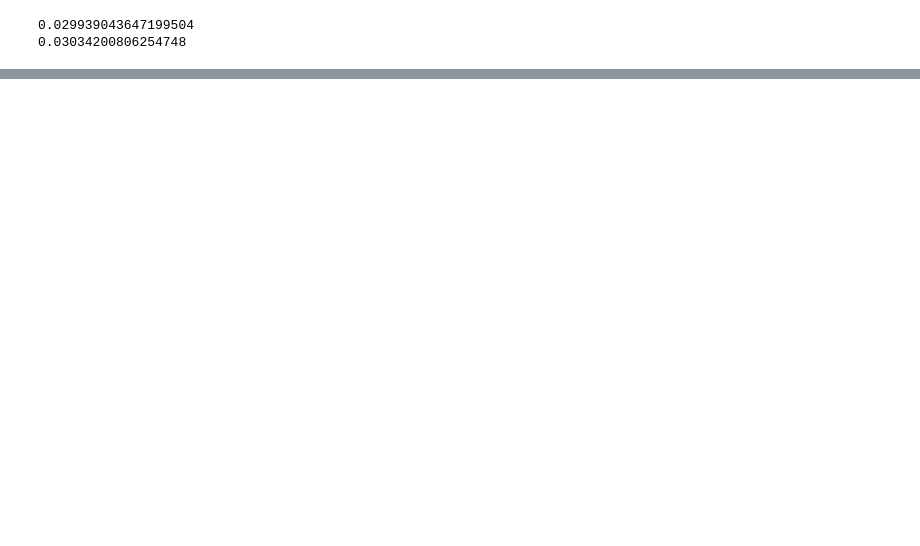
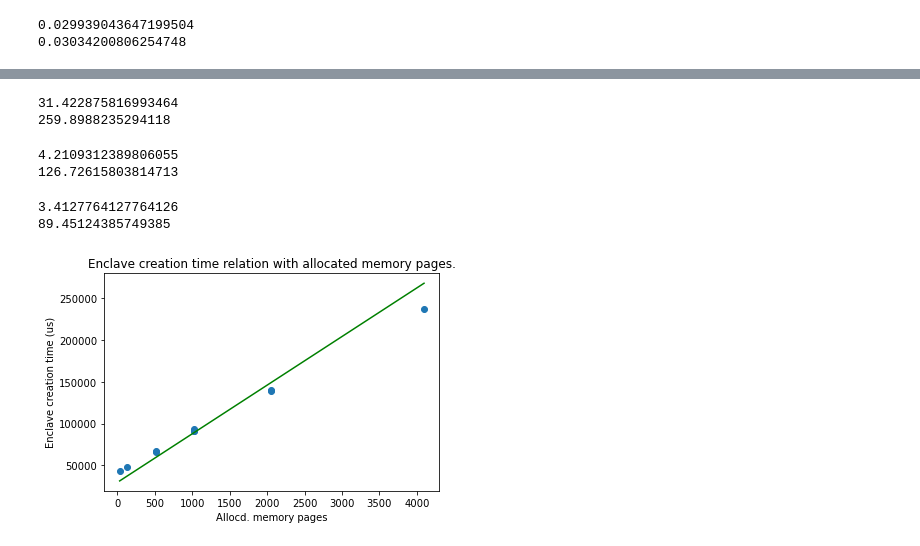
Before and after one commit to AndradeL/pfg-2021, a Jupyter notebook: data/results.ipynb, the cells around one changed output, grey strips where cells are left out. Cells and saved outputs as stored; diff of their text form; code cells hidden in the pictures; blank space fills up the shorter version.

Commit message:
plot: mem alocada X tempo criacao

```diff
--- a/data/results.ipynb
+++ b/data/results.ipynb
@@ -4,17 +4,23 @@ import pandas as pd
 import matplotlib.pyplot as plt
 
 # times are in milliseconds
-rates = []
+create_times = []
+_exec_times = []
+_exec_times_enc = []
 
-def print_mean_rate(enclave_exec_times, total_enc_times, normal_times, is_ten_times=True, append=True):
+app_names = ["zfwi", "zMeikonal", "zMhelicon", "zMkirmod", "zMmf", "zMmig2", "zMpwd", "zMricker1", "zMsigmoid", "zMslice", "zMsnr2", "zMunif2"]
+
+def collect_data(create_enclave_times, enclave_exec_times, total_enc_times, normal_times, append=True):
     enclave_exec_mean = np.mean(enclave_exec_times)
     enclave_exec_dv = np.std(enclave_exec_times)
     enclave_total_mean = np.mean(total_enc_times)
     enclave_total_dv = np.std(total_enc_times)
     normal_exec_mean = np.mean(normal_times)
     normal_exec_dv = np.std(normal_times)
-    if (is_ten_times):
-        normal_exec_mean /= 10  # normal executes fwi 10 times
+
+    create_times.append(create_enclave_times)
+    _exec_times.append(normal_times)
+    _exec_times_enc.append(enclave_exec_times)
 
     if (append):
         rates.append(enclave_exec_mean / normal_exec_mean)
@@ -184,0 +146,63 @@ enc_mem = [10240, 81920, 1024, 2048, 1024, 4096, 2048, 128, 512, 1024, 512, 32]
+# %%
+# sfslice
+create_enclave_times = [91273,95687,93192,94511,91629,90124,90780,90445,87674,91640]
+enclave_exec_times = [24577,23633,24005,24954,23857,23653,24487,23577,23945,23697]
+terminate_enclave_times = [5066,5300,4600,4905,4826,4884,5116,4706,4900,4539]
+total_enc_times = [159279,181054,181429,258025,144867,173571,329766,175070,146883,238282]
+
+normal_times = [777,746,808,736,746,742,729,795,821,750]
+
+collect_data(create_enclave_times, enclave_exec_times, total_enc_times, normal_times)
+# %% [output]
+31.422875816993464
+259.8988235294118
+# %%
+# sfsnr2
+create_enclave_times = [65016,71489,65732,65764,65893,65718,64745,70466,65798,66000]
+enclave_exec_times = [6440,5165,5337,5182,5060,4898,5183,5332,4923,5024]
+terminate_enclave_times = [2956,2988,2945,2915,2915,2907,2867,2865,2966,2881]
+total_enc_times = [97319,164754,163248,129003,318762,166326,113800,178671,115737,133669]
+
+normal_times = [1251,1282,1243,1263,1301,1273,1225,1217,1224,1199]
+
+collect_data(create_enclave_times, enclave_exec_times, total_enc_times, normal_times)
+# %% [output]
+4.2109312389806055
+126.72615803814713
+# %%
+# sfunif2
+create_enclave_times = [48122,42312,42873,42915,43379,43354,42666,46177,43387,43259]
+enclave_exec_times = [5521,4295,4334,4296,4305,4322,4324,4290,4386,4375]
+terminate_enclave_times = [1277,1291,1302,1309,1334,1310,1305,1294,1316,1357]
+total_enc_times = [143856,129460,116184,77431,73555,134534,170001,89386,143698,86908]
+
+normal_times = [2843,1138,1117,1116,1201,1094,1101,1177,1116,1121]
+
+collect_data(create_enclave_times, enclave_exec_times, total_enc_times, normal_times)
+# %% [output]
+3.4127764127764126
+89.45124385749385
+# %%
+# em ordem alfabética do diretório:
+# zfwi, zMeikonal, zMhelicon, zMkirmod, zMlinear(not included), zMmf, zMmig2, zMpwd, zMricker1, zMsigmoid, zMslice, zMsnr2, zMunif2
+# no. de páginas alocadas para cada app
+
+enc_mem = [10240, 81920, 1024, 2048, 1024, 4096, 2048, 128, 512, 1024, 512, 32]
+
+fig = plt.figure()
+# plt.boxplot(create_times[2:], positions=enc_mem[2:]) # boxplot didn't look very well
+times = [np.mean(ts) for ts in create_times]
+plt.scatter(enc_mem[2:], times[2:])
+plt.xlabel("Allocd. memory pages")
+plt.ylabel("Enclave creation time (us)")
+plt.title("Enclave creation time relation with allocated memory pages.")
+
+# add regressão linear dos dados, o primeiro é descartado por estar muito fora
+lin_model = np.polyfit(enc_mem[1:], times[1:], 1)
+lin_fn = np.poly1d(lin_model)
+x_s = [32, np.max(enc_mem[2:])]
+plt.plot(x_s, lin_fn(x_s), color="green")
+
+plt.show()
+# %% [output]
+[figure, added]
```
Also changed, not shown: parts of 22 cells of this notebook.
